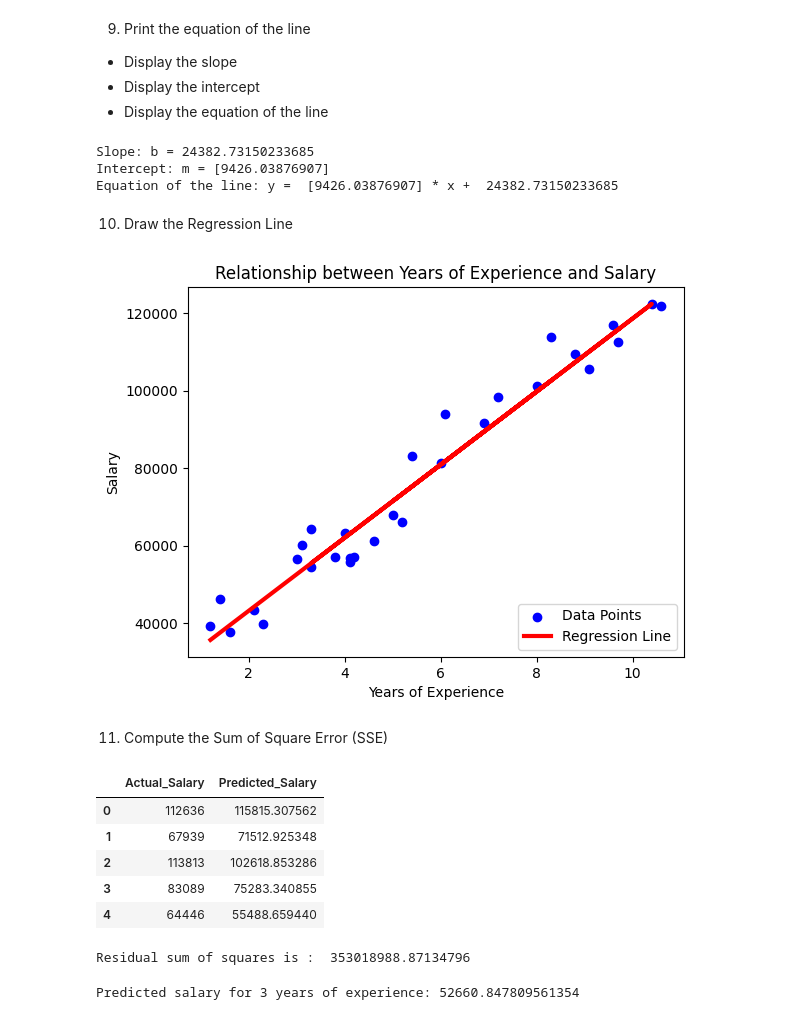
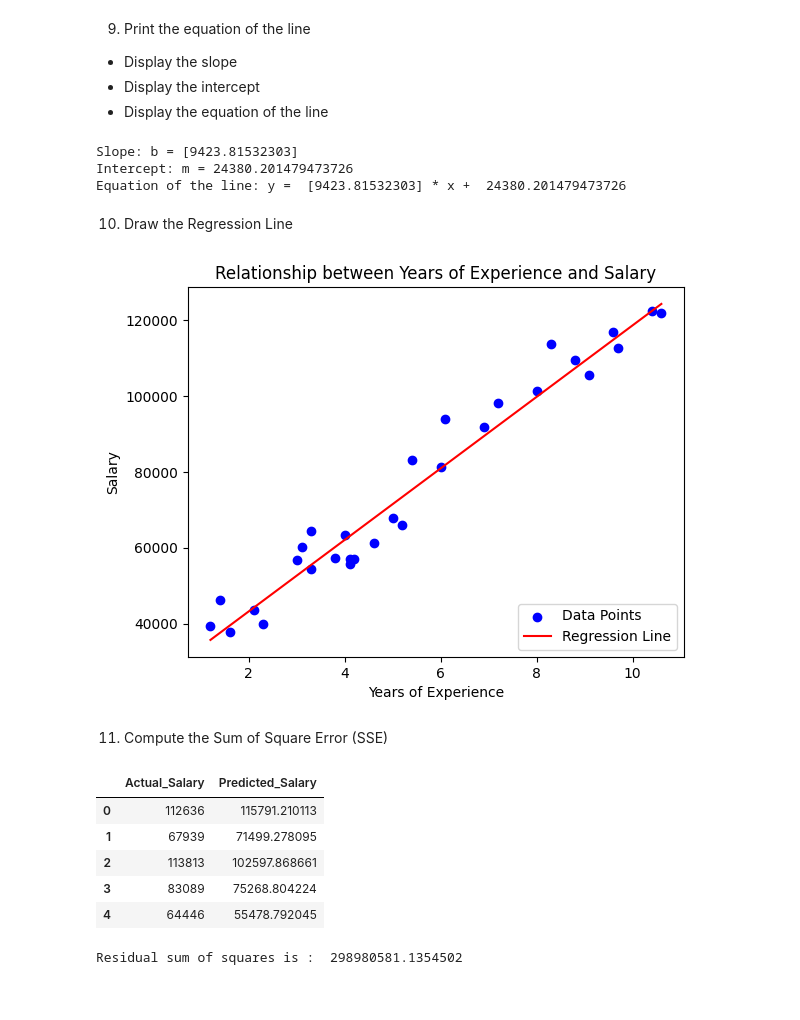
Before and after one commit to ysc4/CCMACLRL_EXERCISES_COM222-ML, a Jupyter notebook: Exercise4.ipynb, the cells around one changed output. Drawn from its saved outputs; the diff is of its cells as text; code cells hidden in the pictures.

```diff
--- a/Exercise4.ipynb
+++ b/Exercise4.ipynb
@@ -74,7 +74,7 @@ y = df['Salary'].values
 X = X.reshape(-1,1)
 y = y.reshape(-1,1)
 
-X_train,X_test,y_train,y_test = train_test_split(X, y, test_size=0.33, random_state=42)
+X_train,X_test,y_train,y_test = train_test_split(X, y, test_size=0.2, random_state=42)
 
 print(X_train.shape)
 print(y_train.shape)
@@ -108,27 +108,27 @@ y_pred = lr_model.predict(X_test)
 # %%
 # put your answer here
 
-print("Slope: b =", lr_model.intercept_[0])
-print("Intercept: m =", lr_model.coef_[0])
+print("Slope: b =", lr_model.coef_[0])
+print("Intercept: m =", lr_model.intercept_[0])
 print("Equation of the line: y = ", lr_model.coef_[0], "* x + ", lr_model.intercept_[0])
 # %% [output]
-Slope: b = 24382.73150233685
-Intercept: m = [9426.03876907]
-Equation of the line: y =  [9426.03876907] * x +  24382.73150233685
+Slope: b = [9423.81532303]
+Intercept: m = 24380.201479473726
+Equation of the line: y =  [9423.81532303] * x +  24380.201479473726
 # %% [markdown]
 10. Draw the Regression Line
 # %%
 # put your answer here
 
 plt.scatter(X, y, color = 'blue', label='Data Points')
-plt.plot(X_test, y_pred, color = 'red', linewidth=3, label = 'Regression Line')
+plt.plot(df['YearsExperience'], lr_model.predict(df['YearsExperience'].values.reshape(-1, 1)), color='red', label='Regression Line')
 plt.title('Relationship between Years of Experience and Salary')
 plt.xlabel('Years of Experience')
 plt.ylabel('Salary')
 plt.legend(loc=4)
 plt.show()
 # %% [output]
-[figure, old version]
+[figure, new version]
 # %% [markdown]
 11. Compute the Sum of Square Error (SSE)
 # %%
@@ -143,20 +143,14 @@ df1 = pd.DataFrame({'Actual_Salary': y_test, 'Predicted_Salary':y_pred})
 df1.head()
 # %% [output]
 |  | Actual_Salary | Predicted_Salary |
-| 0 | 112636 | 115815.307562 |
-| 1 | 67939 | 71512.925348 |
-| 2 | 113813 | 102618.853286 |
-| 3 | 83089 | 75283.340855 |
-| 4 | 64446 | 55488.659440 |
+| 0 | 112636 | 115791.210113 |
+| 1 | 67939 | 71499.278095 |
+| 2 | 113813 | 102597.868661 |
+| 3 | 83089 | 75268.804224 |
+| 4 | 64446 | 55478.792045 |
 # %%
 sum_of_squared_errors = str(np.sum(np.square(df1['Actual_Salary'] - df1['Predicted_Salary'])))
 
 print('Residual sum of squares is : ', sum_of_squared_errors)
 # %% [output]
-Residual sum of squares is :  353018988.87134796
+Residual sum of squares is :  298980581.1354502
-# %%
-ye = np.array([[3]])
-ps = lr_model.predict(ye)
-print("Predicted salary for 3 years of experience:", ps [0][0])
-# %% [output]
-Predicted salary for 3 years of experience: 52660.847809561354
```
Also changed, not shown: parts of 2 cells of this notebook.
